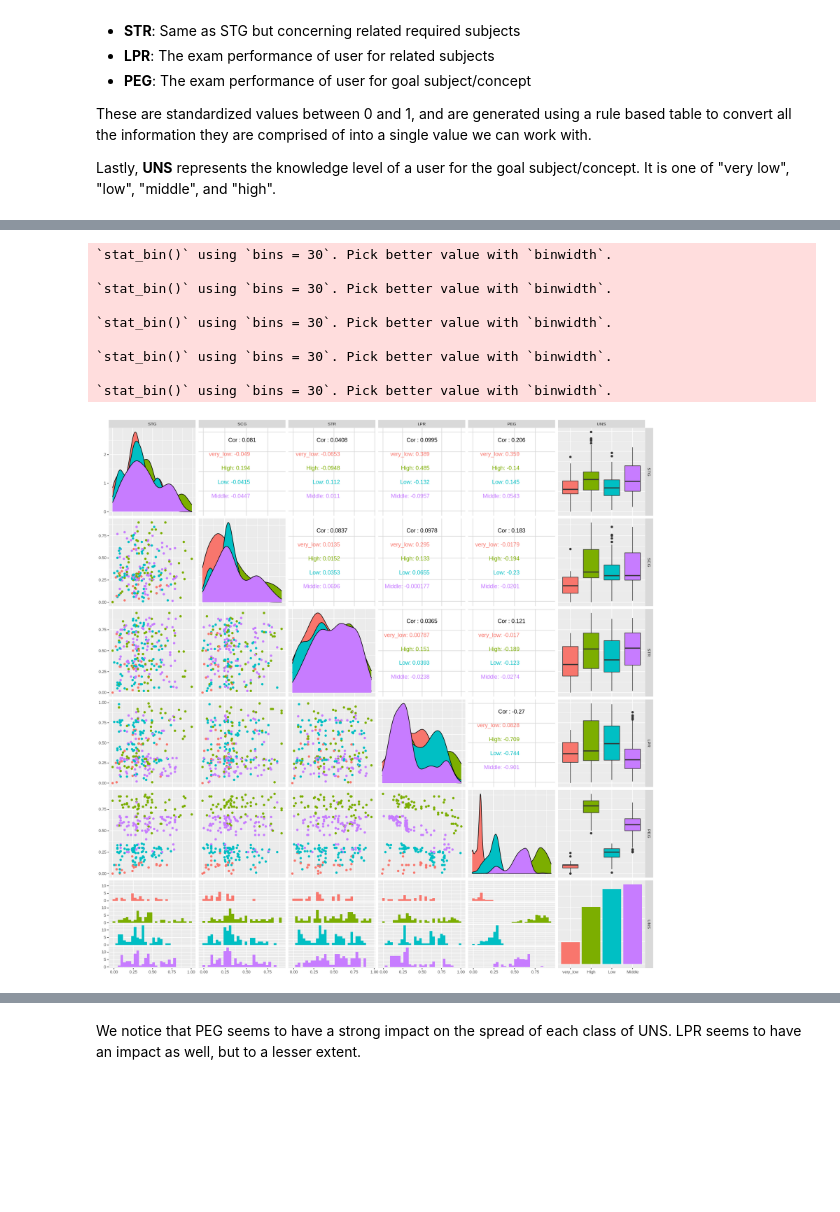
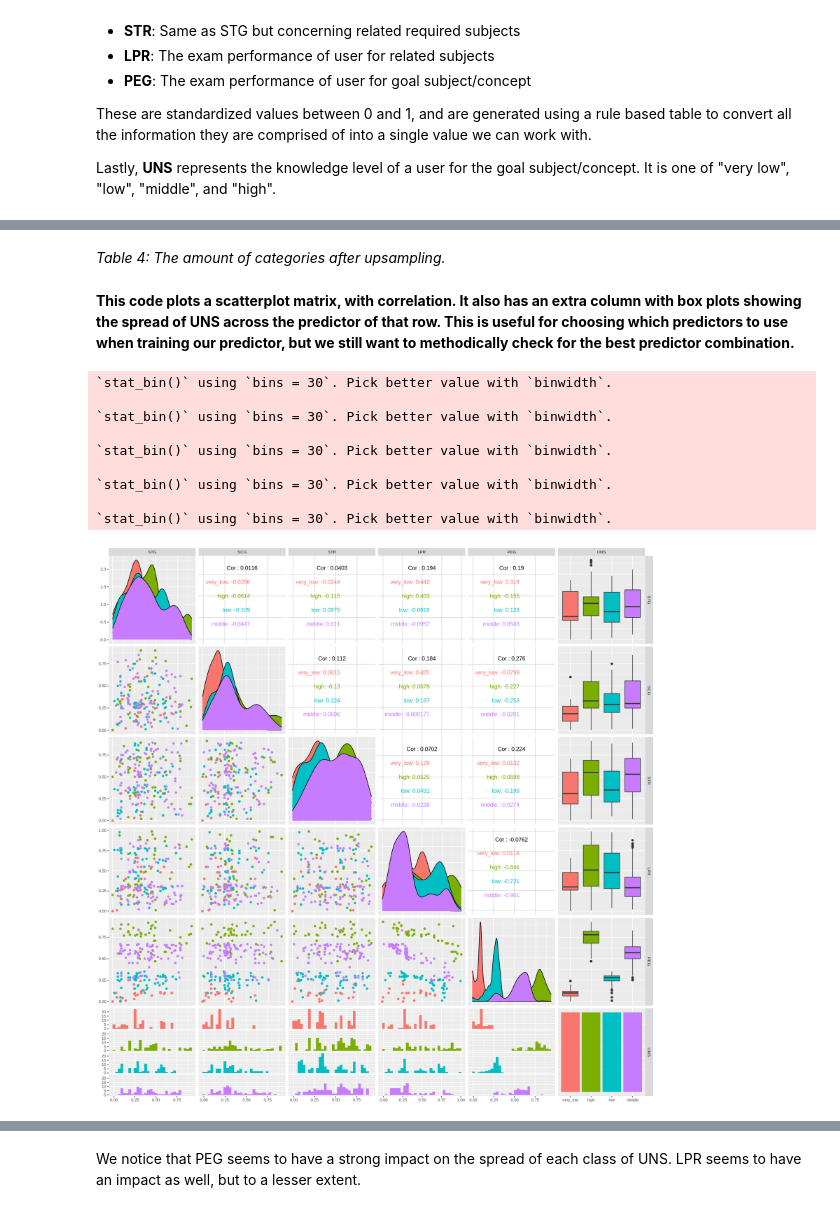
Before and after one commit to knices/user-knowledge-project, a Jupyter notebook: final report.ipynb, the cells around one changed output, grey strips where cells are left out. Cells and saved outputs as stored; diff of their text form; code cells hidden in the pictures; blank space fills up the shorter version.

Commit message:
work on final report
added table and fig #s and descriptions, preprocessed our data, did up to the classifier accuracy

```diff
--- a/final report.ipynb
+++ b/final report.ipynb
@@ -82,8 +77,17 @@ A tibble: 10 × 6
 # %%
 #Reads training data
 training_data <- read_excel("data/Data_User_Modeling_Dataset_Hamdi.xls", sheet = 2) %>%
-    select(STG:UNS) %>%
+    select(STG:UNS)
+
+training_data[training_data == "very_low"] <- "very_low"
+training_data[training_data == "High"] <- "high"
+training_data[training_data == "Low"] <- "low"
+training_data[training_data == "Middle"] <- "middle"
+
+training_data <- training_data %>%
     mutate(UNS = as_factor(UNS))
+training_data$UNS <- factor(training_data$UNS, levels = c("very_low", "high", "low", "middle"))
+
 head(training_data, n = 10)
 # %% [output]
 New names:
@@ -139,0 +137,18 @@ A tibble: 1 × 5
+# %%
+
+upsample_recipe <- recipe(UNS ~ ., data = training_data) %>%
+    step_upsample(UNS, over_ratio = 1, skip = FALSE) %>%
+    prep()
+
+upsampled_training <- bake(upsample_recipe, training_data)
+
+upsampled_summary <- upsampled_training %>%
+    group_by(UNS) %>%
+    summarise(n = n())
+
+upsampled_summary
+
+aa <- upsampled_training %>%
+    group_by(UNS) %>%
+    summarise(sums = sum(PEG))
+aa
@@ -140,20 +172,26 @@ A tibble: 1 × 5
+# %% [markdown]
+*Table 4: The amount of categories after upsampling.*
+# %% [markdown]
+
+
+**This code plots a scatterplot matrix, with correlation. It also has an extra column with box plots showing the spread of UNS across the predictor of that row. This is useful for choosing which predictors to use when training our predictor, but we still want to methodically check for the best predictor combination.**
 # %%
 options(repr.plot.width = 15, repr.plot.height = 15)
-knowledge_ggpairs <- training_data %>%
+knowledge_ggpairs <- upsampled_training %>%
     ggpairs(mapping=ggplot2::aes(colour = UNS)) +
     theme(text = element_text(size = 10))
 
 
 knowledge_ggpairs
 # %% [output]
 `stat_bin()` using `bins = 30`. Pick better value with `binwidth`.
 
 `stat_bin()` using `bins = 30`. Pick better value with `binwidth`.
 
 `stat_bin()` using `bins = 30`. Pick better value with `binwidth`.
 
 `stat_bin()` using `bins = 30`. Pick better value with `binwidth`.
 
 `stat_bin()` using `bins = 30`. Pick better value with `binwidth`.
-[figure, old version]
+[figure, new version]
 # %% [markdown]
```
Also changed, not shown: parts of 33 cells of this notebook.
